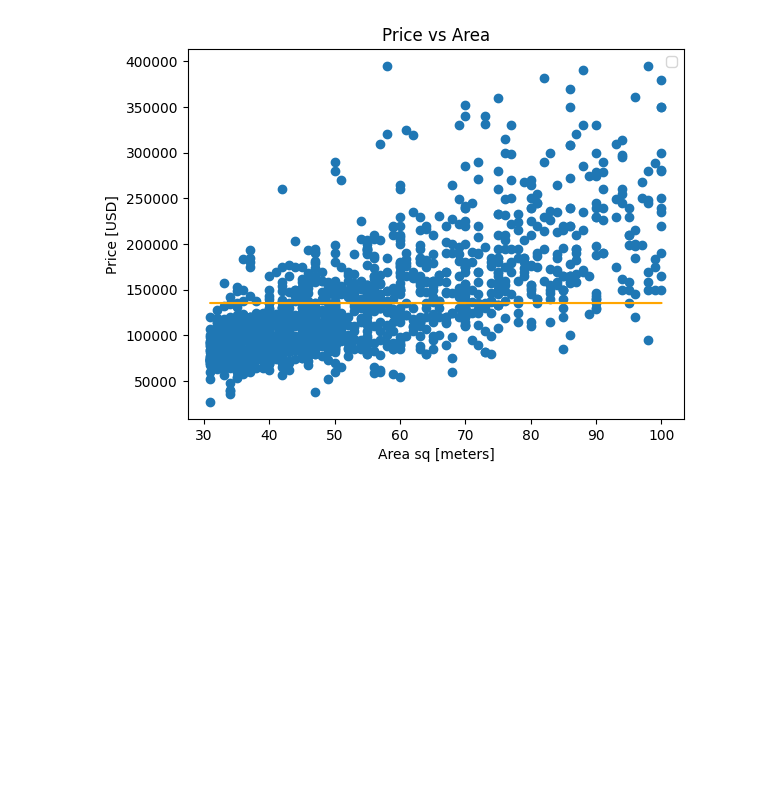
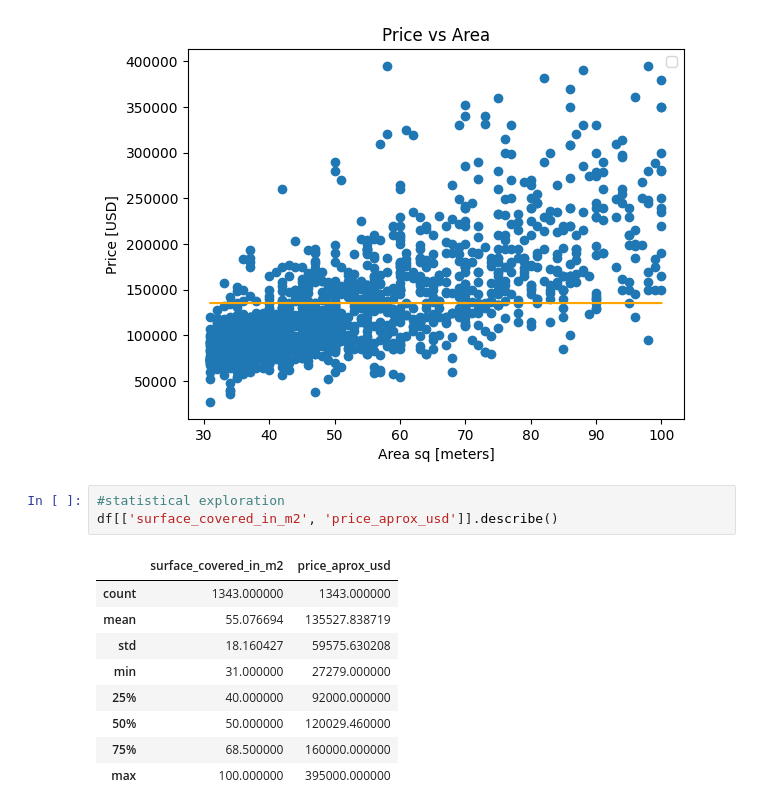
Before and after one commit to OkokoJnr/BuenosAires_Apartment_Price, a Jupyter notebook: notebooks/02_exploratory_analysis.ipynb, the cells around one changed output. Saved outputs shown, nothing was run; the diff lists cells and outputs as text; blank space fills up the shorter version.

```diff
--- a/notebooks/02_exploratory_analysis.ipynb
+++ b/notebooks/02_exploratory_analysis.ipynb
@@ -55,3 +55,16 @@ plt.ylabel('Price [USD]')
 plt.legend();
 # %% [output]
 [figure]
+# %%
+#statistical exploration
+df[['surface_covered_in_m2', 'price_aprox_usd']].describe()
+# %% [output]
+|  | surface_covered_in_m2 | price_aprox_usd |
+| count | 1343.000000 | 1343.000000 |
+| mean | 55.076694 | 135527.838719 |
+| std | 18.160427 | 59575.630208 |
+| min | 31.000000 | 27279.000000 |
+| 25% | 40.000000 | 92000.000000 |
+| 50% | 50.000000 | 120029.460000 |
+| 75% | 68.500000 | 160000.000000 |
+| max | 100.000000 | 395000.000000 |
```
Also changed, not shown: 1 other file.
